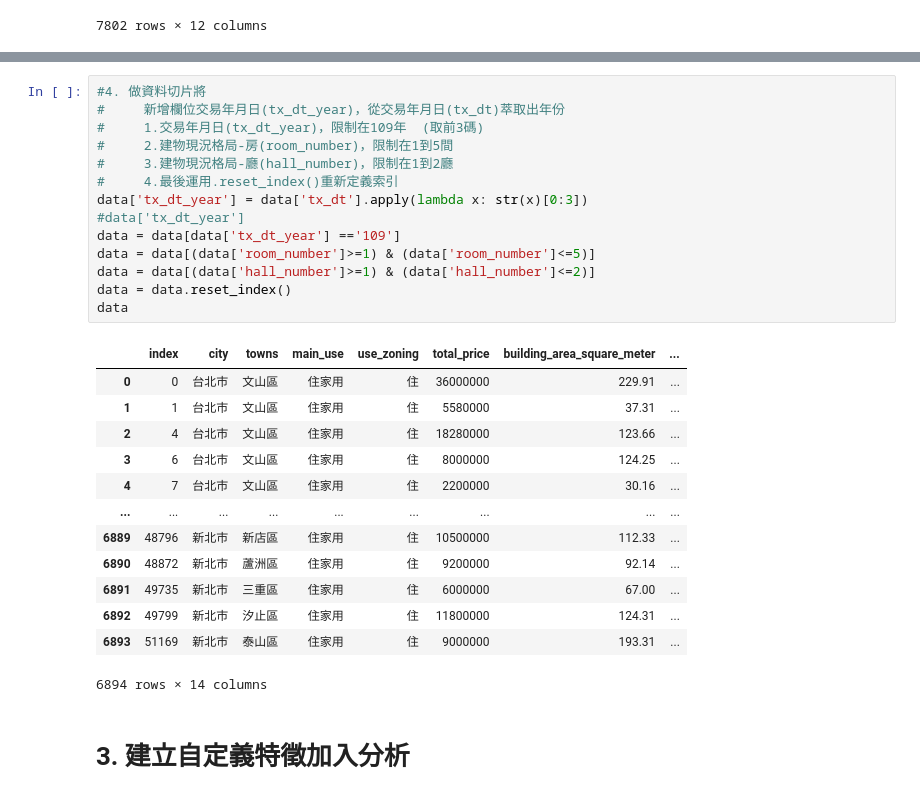
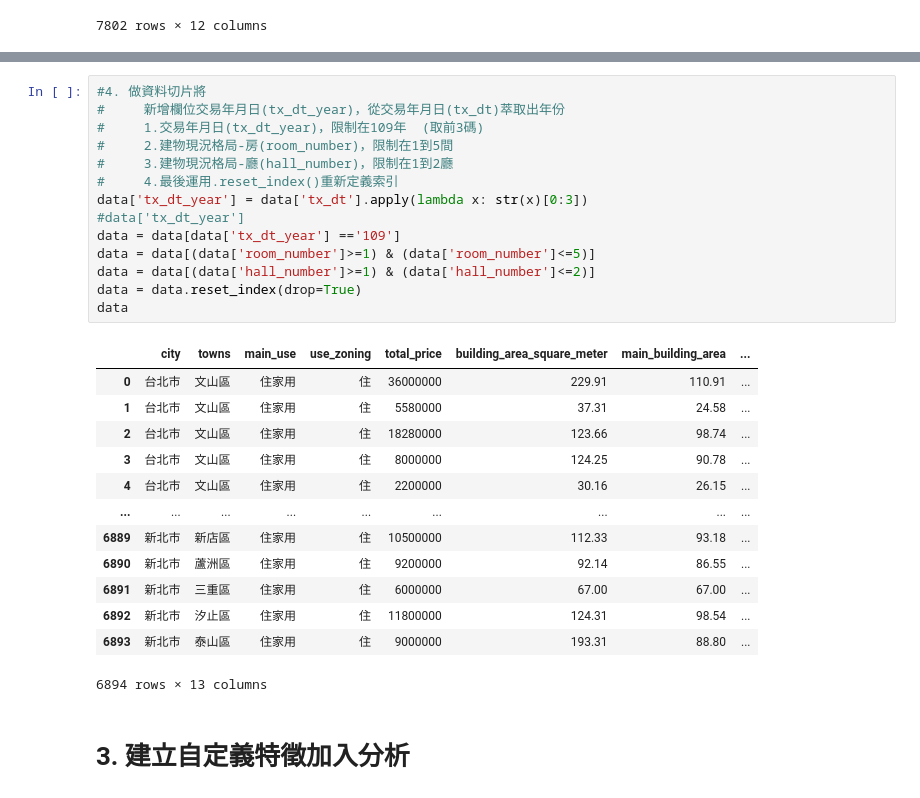
Before and after one commit to yuzonshen/Python60Days, a Jupyter notebook: homework/P02_不動產分析_習題.ipynb, the cells around one changed output, grey strips where cells are left out. Saved outputs shown, nothing was run; the diff lists cells and outputs as text.

```diff
--- a/homework/P02_不動產分析_習題.ipynb
+++ b/homework/P02_不動產分析_習題.ipynb
@@ -238,31 +238,31 @@ memory usage: 670.5+ KB
 # %%
 #4. 做資料切片將
 #     新增欄位交易年月日(tx_dt_year)，從交易年月日(tx_dt)萃取出年份
 #     1.交易年月日(tx_dt_year)，限制在109年  (取前3碼)
 #     2.建物現況格局-房(room_number)，限制在1到5間
 #     3.建物現況格局-廳(hall_number)，限制在1到2廳
 #     4.最後運用.reset_index()重新定義索引
 data['tx_dt_year'] = data['tx_dt'].apply(lambda x: str(x)[0:3])
 #data['tx_dt_year']
 data = data[data['tx_dt_year'] =='109']
 data = data[(data['room_number']>=1) & (data['room_number']<=5)]
 data = data[(data['hall_number']>=1) & (data['hall_number']<=2)]
-data = data.reset_index()
+data = data.reset_index(drop=True)
 data
 # %% [output]
-|  | index | city | towns | main_use | use_zoning | total_price | building_area_square_meter | ... |
-| 0 | 0 | 台北市 | 文山區 | 住家用 | 住 | 36000000 | 229.91 | ... |
-| 1 | 1 | 台北市 | 文山區 | 住家用 | 住 | 5580000 | 37.31 | ... |
-| 2 | 4 | 台北市 | 文山區 | 住家用 | 住 | 18280000 | 123.66 | ... |
-| 3 | 6 | 台北市 | 文山區 | 住家用 | 住 | 8000000 | 124.25 | ... |
-| 4 | 7 | 台北市 | 文山區 | 住家用 | 住 | 2200000 | 30.16 | ... |
+|  | city | towns | main_use | use_zoning | total_price | building_area_square_meter | main_building_area | ... |
+| 0 | 台北市 | 文山區 | 住家用 | 住 | 36000000 | 229.91 | 110.91 | ... |
+| 1 | 台北市 | 文山區 | 住家用 | 住 | 5580000 | 37.31 | 24.58 | ... |
+| 2 | 台北市 | 文山區 | 住家用 | 住 | 18280000 | 123.66 | 98.74 | ... |
+| 3 | 台北市 | 文山區 | 住家用 | 住 | 8000000 | 124.25 | 90.78 | ... |
+| 4 | 台北市 | 文山區 | 住家用 | 住 | 2200000 | 30.16 | 26.15 | ... |
 | ... | ... | ... | ... | ... | ... | ... | ... | ... |
-| 6889 | 48796 | 新北市 | 新店區 | 住家用 | 住 | 10500000 | 112.33 | ... |
-| 6890 | 48872 | 新北市 | 蘆洲區 | 住家用 | 住 | 9200000 | 92.14 | ... |
-| 6891 | 49735 | 新北市 | 三重區 | 住家用 | 住 | 6000000 | 67.00 | ... |
-| 6892 | 49799 | 新北市 | 汐止區 | 住家用 | 住 | 11800000 | 124.31 | ... |
-| 6893 | 51169 | 新北市 | 泰山區 | 住家用 | 住 | 9000000 | 193.31 | ... |
+| 6889 | 新北市 | 新店區 | 住家用 | 住 | 10500000 | 112.33 | 93.18 | ... |
+| 6890 | 新北市 | 蘆洲區 | 住家用 | 住 | 9200000 | 92.14 | 86.55 | ... |
+| 6891 | 新北市 | 三重區 | 住家用 | 住 | 6000000 | 67.00 | 67.00 | ... |
+| 6892 | 新北市 | 汐止區 | 住家用 | 住 | 11800000 | 124.31 | 98.54 | ... |
+| 6893 | 新北市 | 泰山區 | 住家用 | 住 | 9000000 | 193.31 | 88.80 | ... |
-6894 rows × 14 columns
+6894 rows × 13 columns
 # %% [markdown]
 # 3. 建立自定義特徵加入分析
 # %% [markdown]
```
Also changed, not shown: parts of 11 cells of this notebook.
